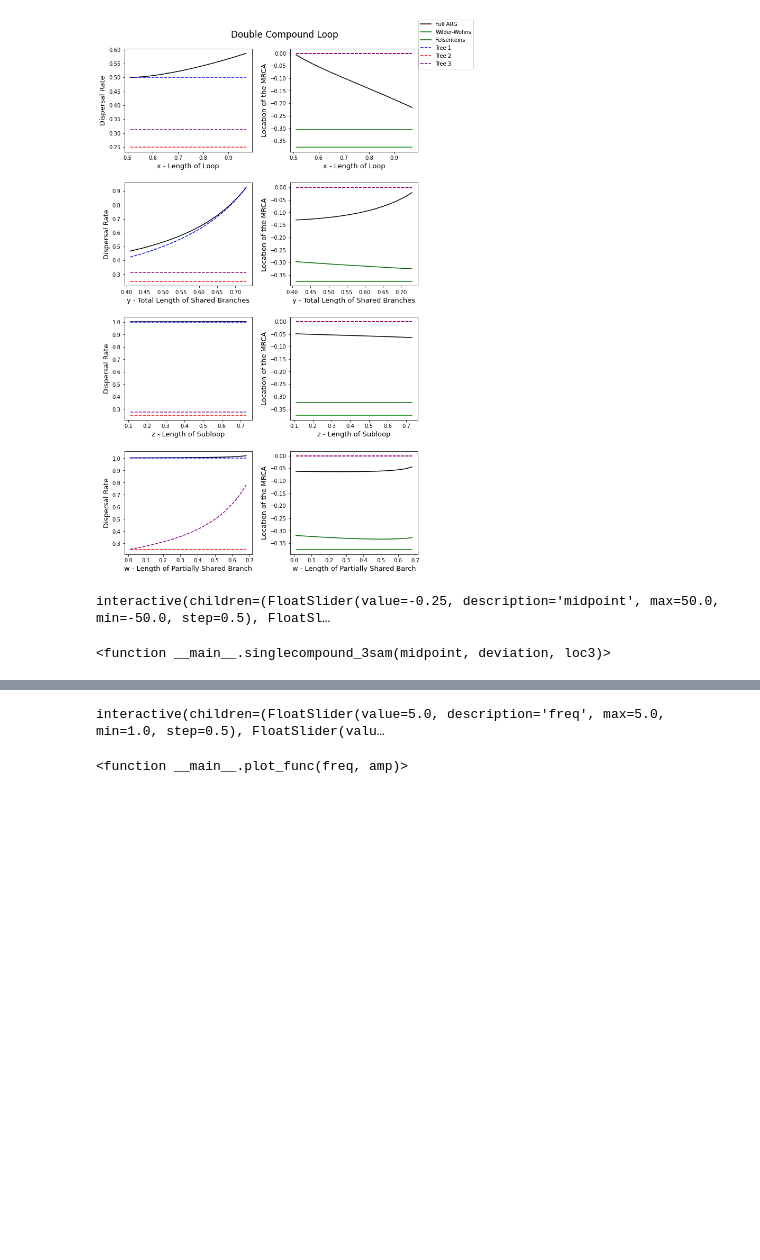
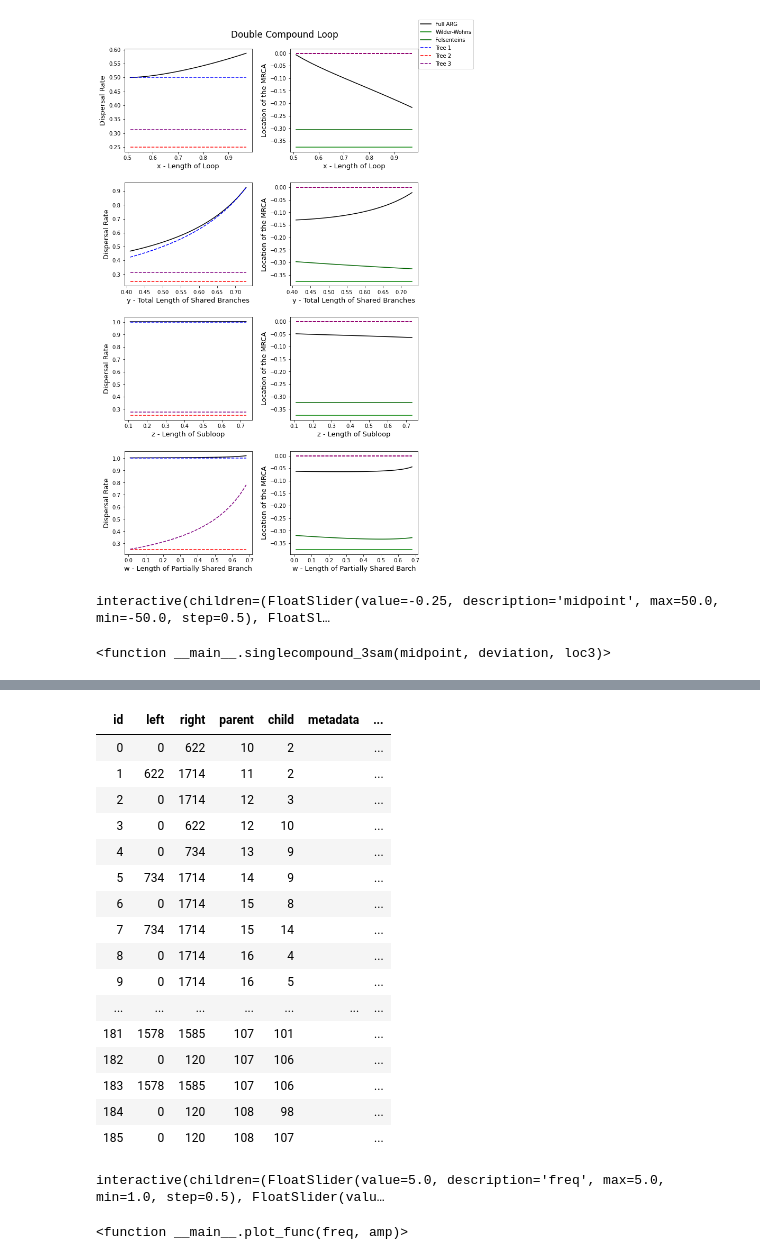
Before and after one commit to osmond-lab/sparg, a Jupyter notebook: Final 1/Toy_Examples.ipynb, the cells around one changed output, grey strips where cells are left out. Drawn from its saved outputs; the diff is of its cells as text; code cells hidden in the pictures; blank space fills up the shorter version.

```diff
--- a/Final 1/Toy_Examples.ipynb
+++ b/Final 1/Toy_Examples.ipynb
@@ -820,3 +827,24 @@ ts_stack.draw_svg()
+# %%
+ts.draw_svg()
+ts.tables.edges
+# %% [output]
+| id | left | right | parent | child | metadata | ... |
+| 0 | 0 | 622 | 10 | 2 |  | ... |
+| 1 | 622 | 1714 | 11 | 2 |  | ... |
+| 2 | 0 | 1714 | 12 | 3 |  | ... |
+| 3 | 0 | 622 | 12 | 10 |  | ... |
+| 4 | 0 | 734 | 13 | 9 |  | ... |
+| 5 | 734 | 1714 | 14 | 9 |  | ... |
+| 6 | 0 | 1714 | 15 | 8 |  | ... |
+| 7 | 734 | 1714 | 15 | 14 |  | ... |
+| 8 | 0 | 1714 | 16 | 4 |  | ... |
+| 9 | 0 | 1714 | 16 | 5 |  | ... |
+| ... | ... | ... | ... | ... | ... | ... |
+| 181 | 1578 | 1585 | 107 | 101 |  | ... |
+| 182 | 0 | 120 | 107 | 106 |  | ... |
+| 183 | 1578 | 1585 | 107 | 106 |  | ... |
+| 184 | 0 | 120 | 108 | 98 |  | ... |
+| 185 | 0 | 120 | 108 | 107 |  | ... |
 # %%
 from ipywidgets import interact, interactive, fixed, interact_manual
 import ipywidgets as widgets
```
Also changed, not shown: parts of 5 cells of this notebook.
